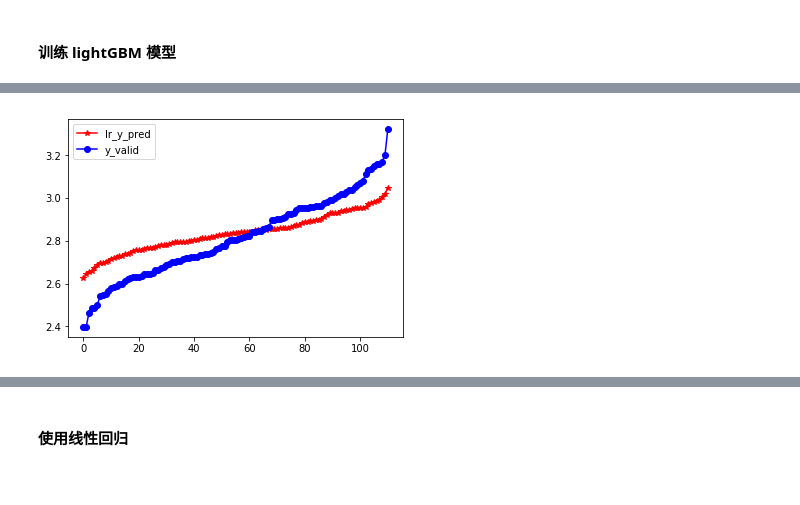
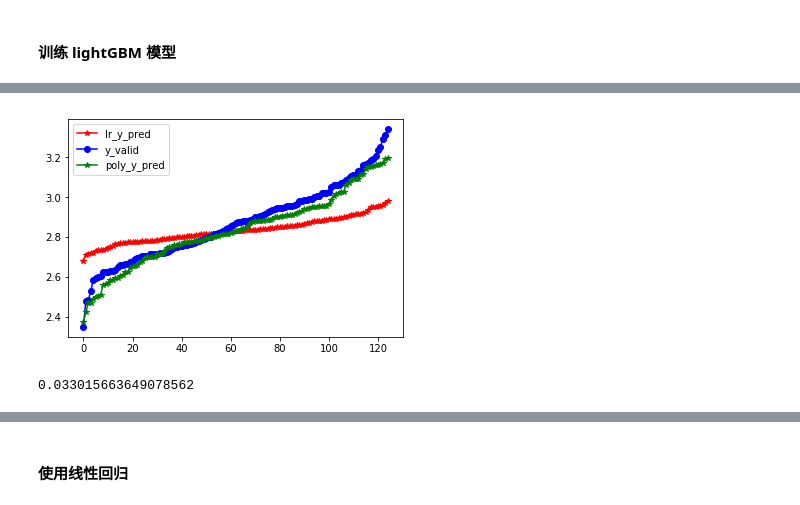
Before and after one commit to koibiki/ai-factory, a Jupyter notebook: Untitled1.ipynb, the cells around one changed output, grey strips where cells are left out. Drawn from its saved outputs; the diff is of its cells as text; code cells hidden in the pictures.

Commit message:
poly predict.

```diff
--- a/Untitled1.ipynb
+++ b/Untitled1.ipynb
@@ -450,3 +476,13 @@ y = train_num_Y_str_lower_4.Y.values
+# %%
+train_data = train_X_num.drop(['nan_count'], axis=1)
+# %%
+train_important_feature = train_data.loc[:,importanct_feature]
+# %%
+### 去除 nan 列
+train_important_feature = train_important_feature.drop(train_important_feature.columns[nan_columns], axis=1)
+# %%
+X_data = train_important_feature.values
+y = train_Y.values
 # %%
 X_data.shape
 # %% [output]
@@ -549,8 +589,13 @@ s_val = pd.Series(y_valid)
 # %%
 x = range(len(s_pre))
 plt.plot(x, s_pre.sort_values().values, 'r-*', label='lr_y_pred')
 plt.plot(x, s_val.sort_values().values, 'b-o', label='y_valid')
+plt.plot(x, poly_s_pre.sort_values().values, 'g-*', label='poly_y_pred')
 plt.legend()
 plt.show()
 # %% [output]
-[figure, old version]
+[figure, new version]
+# %%
+mean_squared_error(y_valid, y_pred)
+# %% [output]
+0.033015663649078562
```
Also changed, not shown: parts of 70 cells of this notebook.
